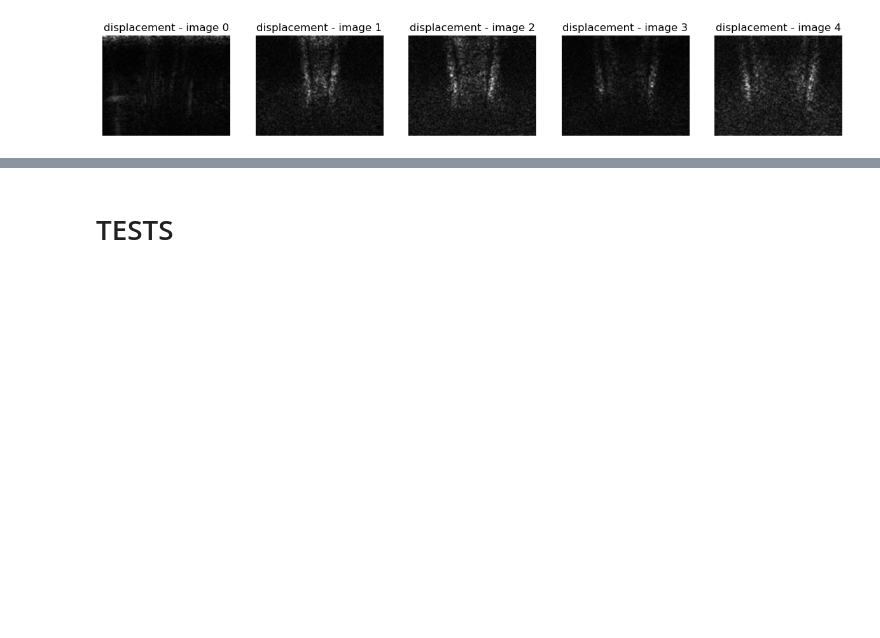
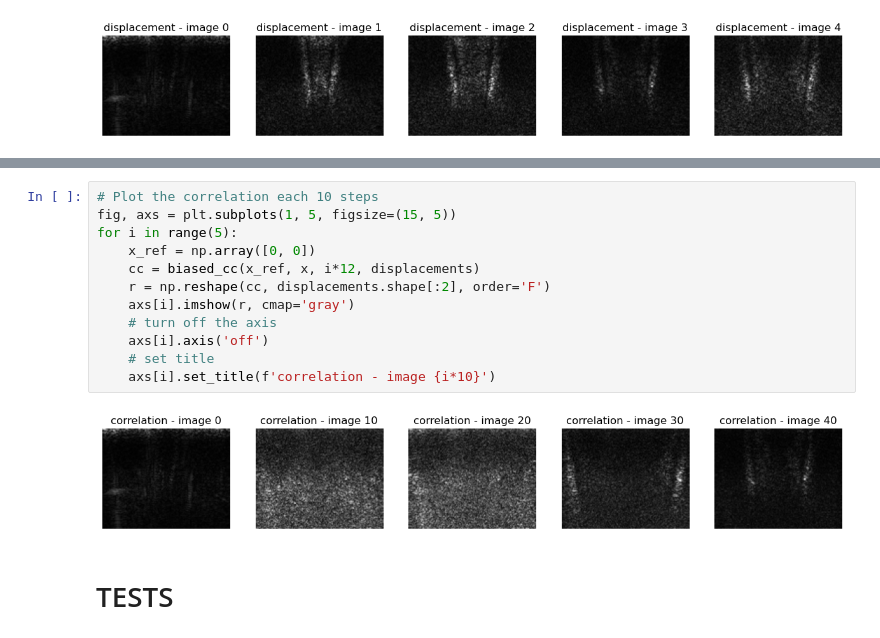
Before and after one commit to MalekSalah/Imagerie-medicale-beamforming-, a Jupyter notebook: notebooks/elastographu.ipynb, the cells around one changed output, grey strips where cells are left out. Saved outputs shown, nothing was run; the diff lists cells and outputs as text; blank space fills up the shorter version.

Commit message:
Fix cross correlation computation

```diff
--- a/notebooks/elastographu.ipynb
+++ b/notebooks/elastographu.ipynb
@@ -90,3 +127,17 @@ array([50., 64.])
+# %%
+# Plot the correlation each 10 steps
+fig, axs = plt.subplots(1, 5, figsize=(15, 5))
+for i in range(5):
+    x_ref = np.array([0, 0])
+    cc = biased_cc(x_ref, x, i*12, displacements)
+    r = np.reshape(cc, displacements.shape[:2], order='F')
+    axs[i].imshow(r, cmap='gray')
+    # turn off the axis
+    axs[i].axis('off')
+    # set title
+    axs[i].set_title(f'correlation - image {i*10}')
+# %% [output]
+[figure, added]
 # %% [markdown]
 # TESTS
 # %%
```
Also changed, not shown: parts of 3 cells of this notebook.
